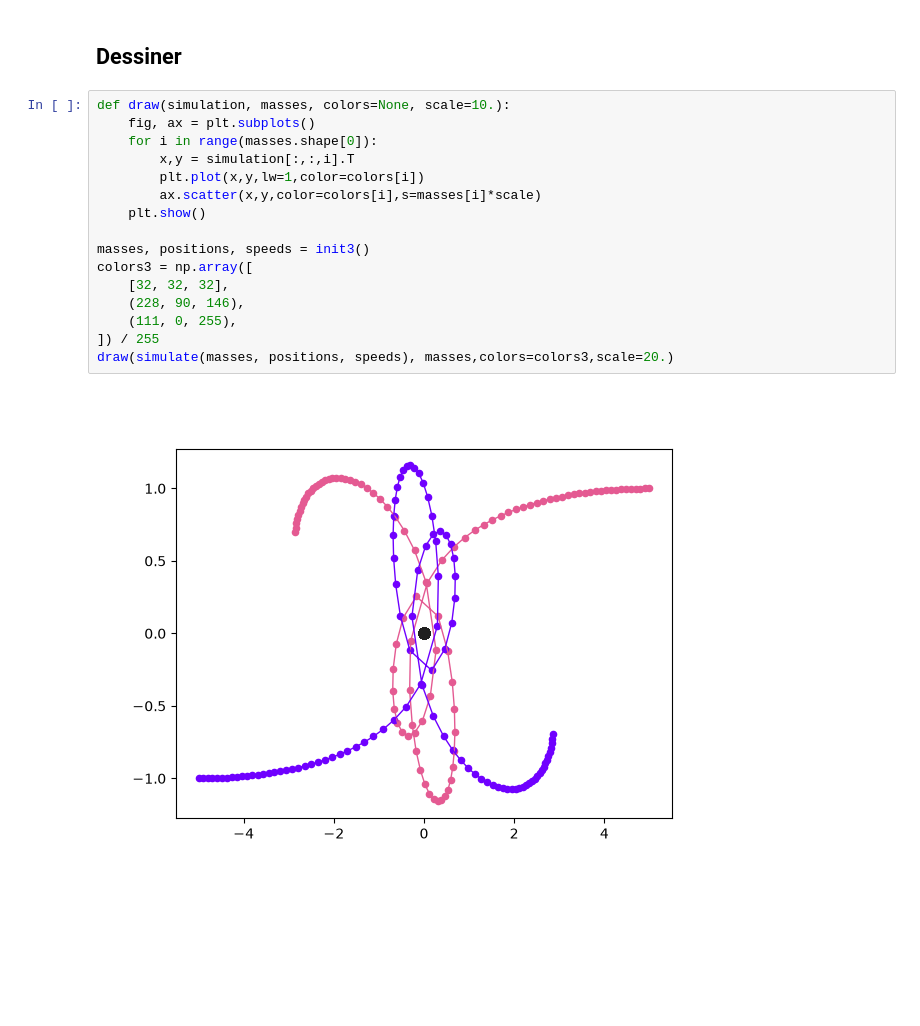
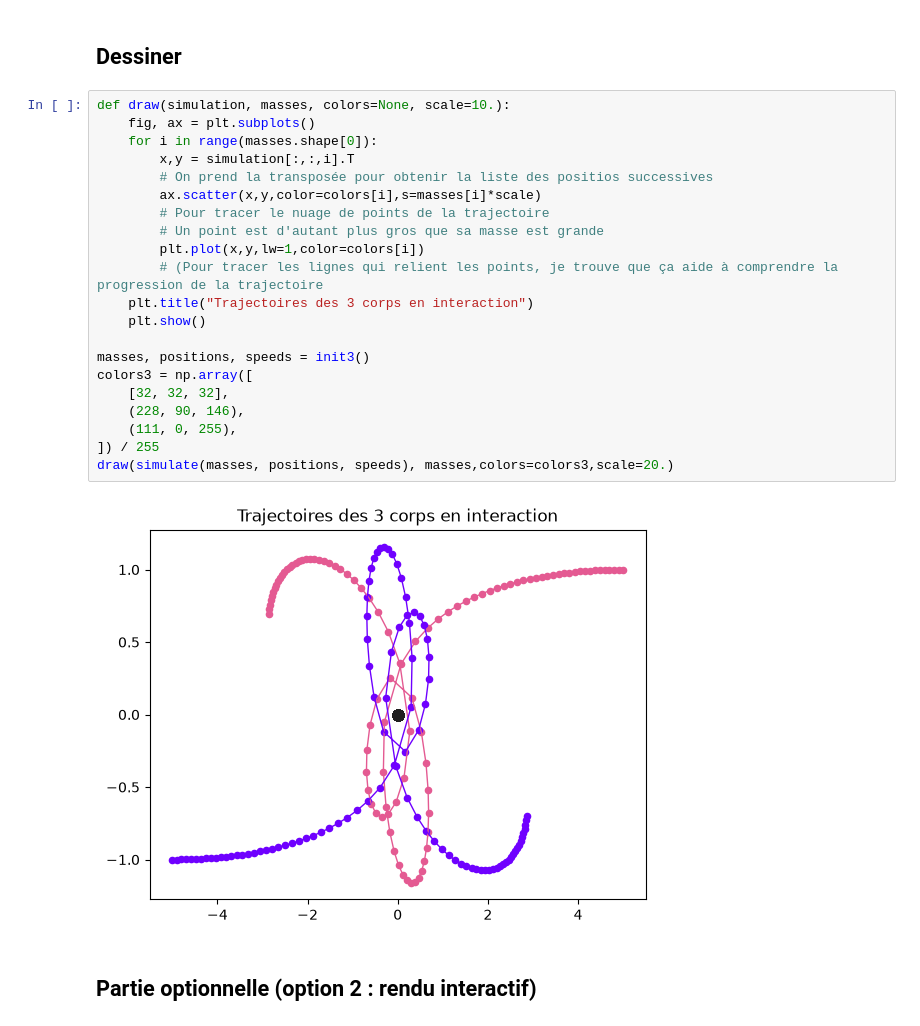
Before and after one commit to clementlegoff8/TP-n-body-problem, a Jupyter notebook: TP-n-body-problem.ipynb, the cells around one changed output. Saved outputs shown, nothing was run; the diff lists cells and outputs as text; blank space fills up the shorter version.

```diff
--- a/TP-n-body-problem.ipynb
+++ b/TP-n-body-problem.ipynb
@@ -171,18 +180,25 @@ np.True_
 # %%
 def draw(simulation, masses, colors=None, scale=10.):
     fig, ax = plt.subplots()
     for i in range(masses.shape[0]):
         x,y = simulation[:,:,i].T
+        # On prend la transposée pour obtenir la liste des positios successives
+        ax.scatter(x,y,color=colors[i],s=masses[i]*scale)
+        # Pour tracer le nuage de points de la trajectoire
+        # Un point est d'autant plus gros que sa masse est grande
         plt.plot(x,y,lw=1,color=colors[i])
-        ax.scatter(x,y,color=colors[i],s=masses[i]*scale)
+        # (Pour tracer les lignes qui relient les points, je trouve que ça aide à comprendre la progression de la trajectoire
+    plt.title("Trajectoires des 3 corps en interaction")
     plt.show()
 
 masses, positions, speeds = init3()
 colors3 = np.array([
     [32, 32, 32],
     (228, 90, 146),
     (111, 0, 255),
 ]) / 255
 draw(simulate(masses, positions, speeds), masses,colors=colors3,scale=20.)
 # %% [output]
-[figure, old version]
+[figure, new version]
+# %% [markdown]
+## Partie optionnelle (option 2 : rendu interactif)
```
Also changed, not shown: parts of 10 cells of this notebook.
